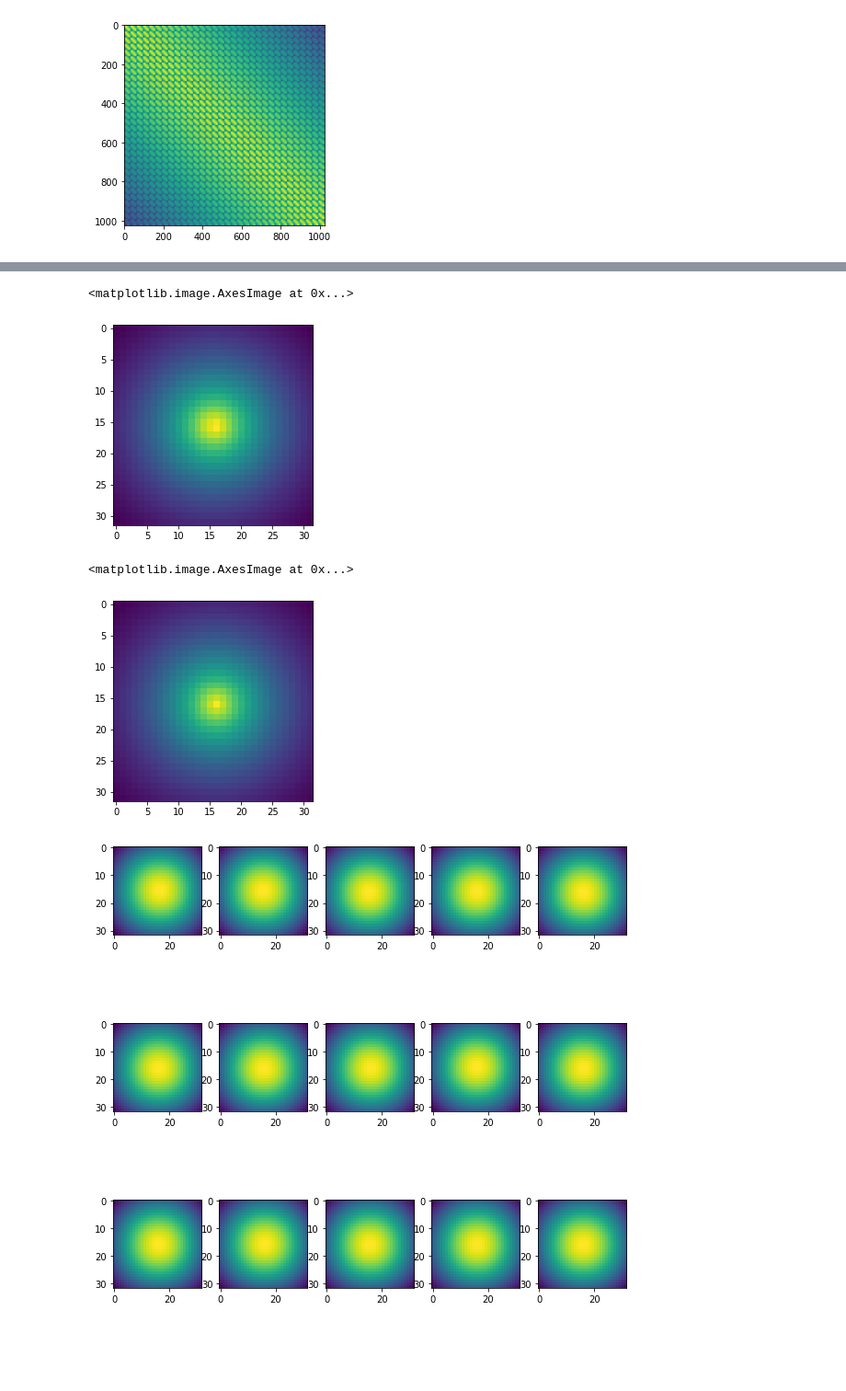
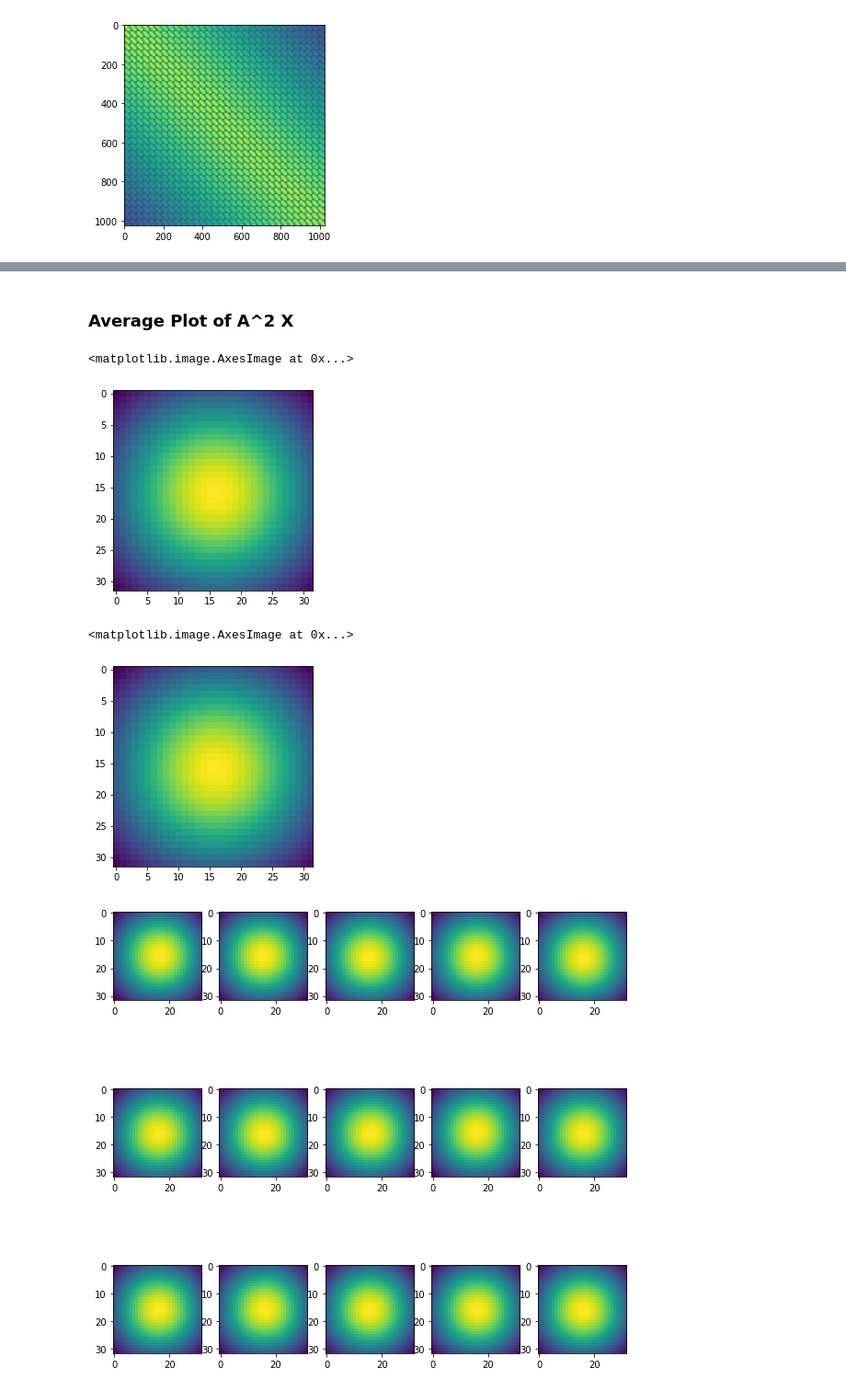
Before and after one commit to ericardomuten/qcnn-hep, a Jupyter notebook: notebook/QCNN.ipynb, the cells around one changed output, grey strips where cells are left out. Shown: that part at 92% size. Drawn from its saved outputs; the diff is of its cells as text; code cells hidden in the pictures; blank space fills up the shorter version.

```diff
--- a/notebook/QCNN.ipynb
+++ b/notebook/QCNN.ipynb
@@ -161,13 +205,19 @@ plt.imshow(X[-1])
+# %% [markdown]
+### Average Plot of A^2 X
 # %%
-plt.imshow((adjacency@(X[0].reshape(-1,))).reshape(32,32))
+# photon
+
+plt.imshow((adjacency@adjacency@(np.mean(px[:, :, :, 0], axis=0).reshape(-1,))).reshape(32,32))
 # %% [output]
 <matplotlib.image.AxesImage at 0x...>
-[figure, old version]
+[figure, new version]
 # %%
-plt.imshow((adjacency@(X[-1].reshape(-1,))).reshape(32,32))
+# electron
+
+plt.imshow((adjacency@adjacency@(np.mean(ex[:, :, :, 0], axis=0).reshape(-1,))).reshape(32,32))
 # %% [output]
 <matplotlib.image.AxesImage at 0x...>
-[figure, old version]
+[figure, new version]
 # %%
 # photon
 
```
Also changed, not shown: parts of 29 cells of this notebook.
